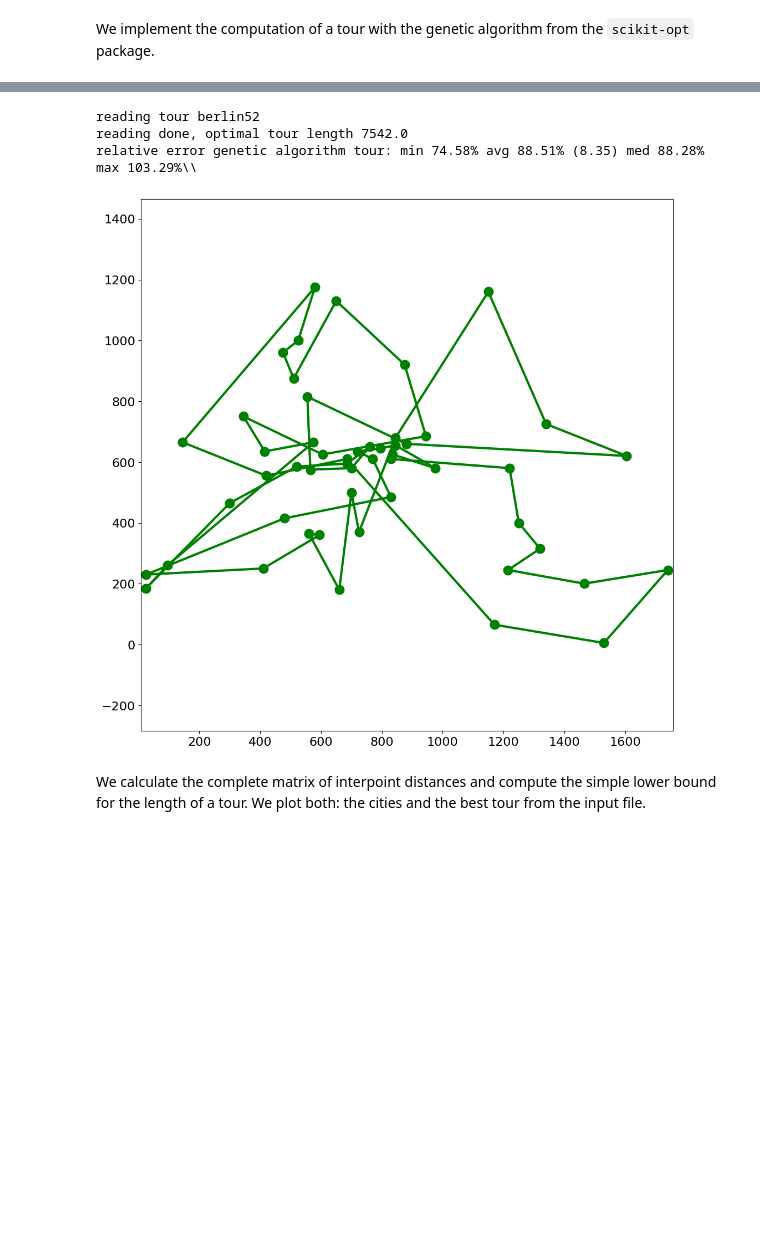
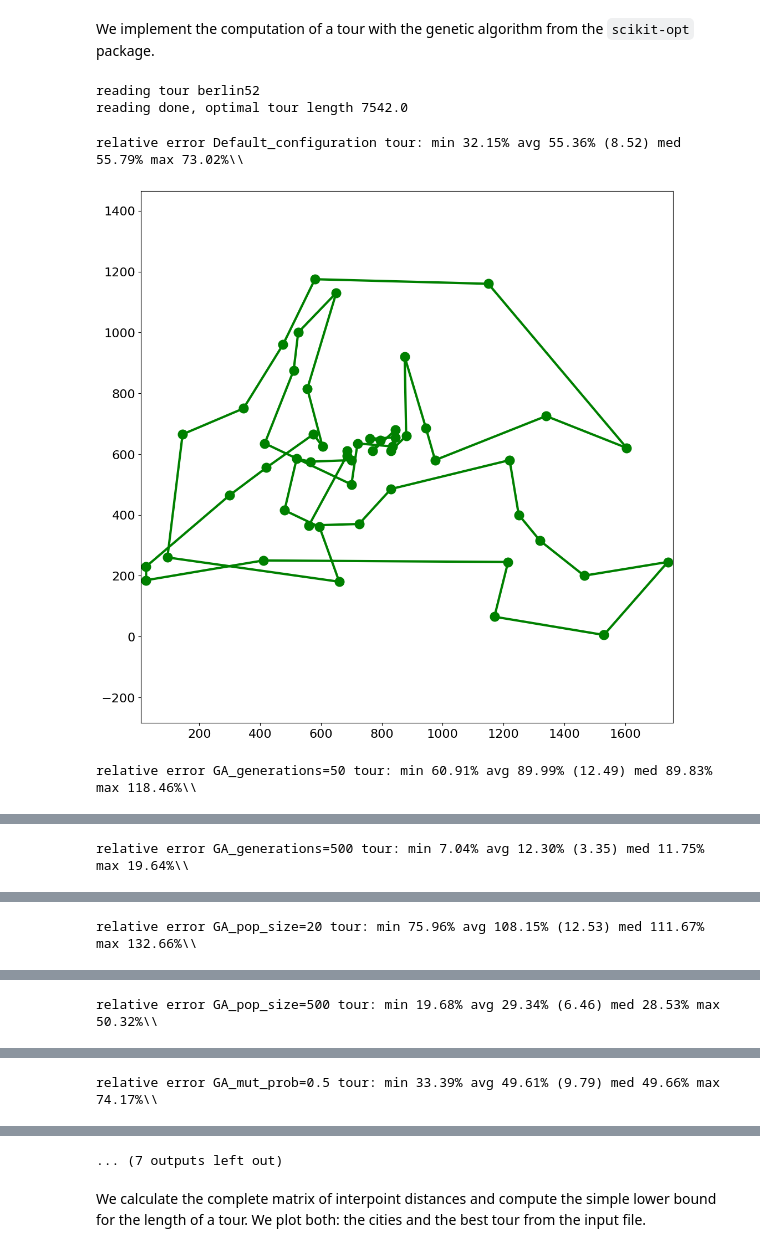
Before and after one commit to MF-patino/EC-Lab1, a Jupyter notebook: TSP_Practice/FirstSession_tsp.ipynb, the cells around one changed output, grey strips where cells are left out. Cells and saved outputs as stored; diff of their text form; code cells hidden in the pictures; blank space fills up the shorter version.

```diff
--- a/TSP_Practice/FirstSession_tsp.ipynb
+++ b/TSP_Practice/FirstSession_tsp.ipynb
@@ -237,6 +237,8 @@ def WriteStats(filename,s,f,errors):
     " tour & {:.2f} & {:.2f} & {:.2f} & {:.2f} & {:.2f}\\\\\n".format(
       min_error,avg_error,stdev_error,med_error,max_error
   ))
+
+  return min_error, avg_error, stdev_error
 # %% [markdown]
 ### The quick tour (or random insertion) algorithm
 
@@ -806,12 +808,21 @@ def GeneticAlgorithmTour(cities,best_length,config, repetitions):
           best_T = T
 
   return best_T, errors
+# %%
+theCities,bestLength,bestTour=ReadTsp(filename)
+if bestLength!=TourLength(bestTour):
+  print("strange best tour given",TourLength(bestTour))
+# %% [output]
+reading tour berlin52
+reading done, optimal tour length 7542.0
 # %%
-ranges = {
-    'generations': [100, 50],
-    'pop_size': [200, 100],
-    'mut_prob': [0.2, 0.1],
-    'tourn_size': [10, 3]
+from math import floor
+
+value_ranges = {
+    'generations': [50, 100, 500],
+    'pop_size': [20, 100, 500],
+    'mut_prob': [0.5, 0.1, 0.01],
+    'tourn_size': [1, 3, 20]
 }
 
 # default value is the one in the middle of the array of different parameter values to test
@@ -821,7 +832,14 @@ def getDefault(values):
 # iterate all value ranges picking the value in the middle
 getDefaultConfig = lambda value_ranges: {k: getDefault(values) for k, values in value_ranges.items()}
 
-def sweepParameterValues(param_name, problem):
+def evaluateConfig(title, config):
+    bestT, errors = GeneticAlgorithmTour(theCities, bestLength, config, 30)
+    metrics = WriteStats(filename, title, f, errors)
+    PlotTour(bestT, "green", show=showProgress, fn=filename + "_" + title + ".png")
+
+    return metrics
+
+def sweepParameterValues(param_name):
     config = getDefaultConfig(value_ranges)
 
     value_range = value_ranges[param_name]
@@ -835,54 +853,52 @@ def sweepParameterValues(param_name, problem):
             continue
 
         config[param_name] = value
-        metrics = evaluateConfig(param_name + " = " + str(value), config, problem)
+        metrics = evaluateConfig("GA_" + param_name + "=" + str(value), config)
+
         vals.append(metrics)
 
     return vals
 
-def fullEval(problem, table1, table2):
+def fullEval(table1, table2):
     default_config = getDefaultConfig(value_ranges)
-    dBest, dAvg, dStd = evaluateConfig("Default configuration", default_config, problem)
+    dBest, dAvg, dStd = evaluateConfig("Default_configuration", default_config)
 
     for param_name in value_ranges.keys():
-        # skip sweep of precision when using real coding
-        if param_name == 'precision' and not problem['bin_coding']:
-            continue
-
-        vals = sweepParameterValues(param_name, problem)
+        vals = sweepParameterValues(param_name)
         (lBest, lAvg, lStd), (hBest, hAvg, hStd) = vals[0], vals[1]
         latexName = param_name.replace('_', '\\_')
 
         table1 += f"""{latexName} & {lBest:.2E} & {dBest:.2E} & {hBest:.2E} \\\\
     \\hline\n"""
         table2 += f"""{latexName} & {lAvg:.2E}±{lStd:.2E} & {dAvg:.2E}±{dStd:.2E} & {hAvg:.2E}±{hStd:.2E} \\\\
     \\hline\n"""
 
     tabEnd = "\\end{tabular}\\end{center}"
     table1 += tabEnd; table2 += tabEnd
 
     return table1, table2
 
 tableHeader1 = """\\begin{center}
 \\begin{tabular}{ |p{1.5cm}|c|c|c| }
  \\hline
  & \\multicolumn{3}{|c|}{Best error}\\\\
   \\hline
  Value & Lower & Default & Higher \\\\
   \\hline\n"""
 
 tableHeader2 = """\\begin{center}
 \\begin{tabular}{ |p{1.5cm}|c|c|c| }
  \\hline
  & \\multicolumn{3}{|c|}{Average lowest error}\\\\
   \\hline
  Value & Lower & Default & Higher \\\\
   \\hline\n"""
 
-for prob in problems:
-    if not os.path.exists(prob['name'] + '_' + img_path):
-        os.makedirs(prob['name'] + '_' + img_path)
-    table1, table2 = fullEval(prob, tableHeader1, tableHeader2)
-    print(f"Tables for problem {prob['name']}:")
-    print(table1)
-    print(table2)
+table1, table2 = fullEval(tableHeader1, tableHeader2)
+print(f"Tables for GA TSP:")
+print(table1)
+print(table2)
+# %% [output]
+relative error Default_configuration tour: min 32.15% avg 55.36% (8.52) med 55.79% max 73.02%\\
+[figure, added]
+relative error GA_generations=50 tour: min 60.91% avg 89.99% (12.49) med 89.83% max 118.46%\\
@@ -888,0 +906 @@ for prob in problems:
+relative error GA_generations=500 tour: min 7.04% avg 12.30% (3.35) med 11.75% max 19.64%\\
@@ -888,0 +908 @@ for prob in problems:
+relative error GA_pop_size=20 tour: min 75.96% avg 108.15% (12.53) med 111.67% max 132.66%\\
@@ -888,0 +910 @@ for prob in problems:
+relative error GA_pop_size=500 tour: min 19.68% avg 29.34% (6.46) med 28.53% max 50.32%\\
@@ -888,0 +912 @@ for prob in problems:
+relative error GA_mut_prob=0.5 tour: min 33.39% avg 49.61% (9.79) med 49.66% max 74.17%\\
@@ -889,17 +914,4 @@ for prob in problems:
+... (7 outputs left out)
-# %%
-if runGA:
-  theCities,bestLength,bestTour=ReadTsp(filename)
-  if bestLength!=TourLength(bestTour):
-    print("strange best tour given",TourLength(bestTour))
-
-  bestT, errors = GeneticAlgorithmTour(theCities, bestLength, config, 30)
-  WriteStats(filename, "genetic algorithm", f, errors)
-  PlotTour(bestT, "green", show=showProgress, fn=filename + "_GeneticAlgorithm.png")
-# %% [output]
-reading tour berlin52
-reading done, optimal tour length 7542.0
-relative error genetic algorithm tour: min 74.58% avg 88.51% (8.35) med 88.28% max 103.29%\\
-[figure, removed]
 # %% [markdown]
 We calculate the complete matrix of interpoint distances and compute the simple lower bound for the length of a tour. We plot both: the cities and the best tour from the input file.
 # %%
```
Also changed, not shown: parts of 2 cells of this notebook.
